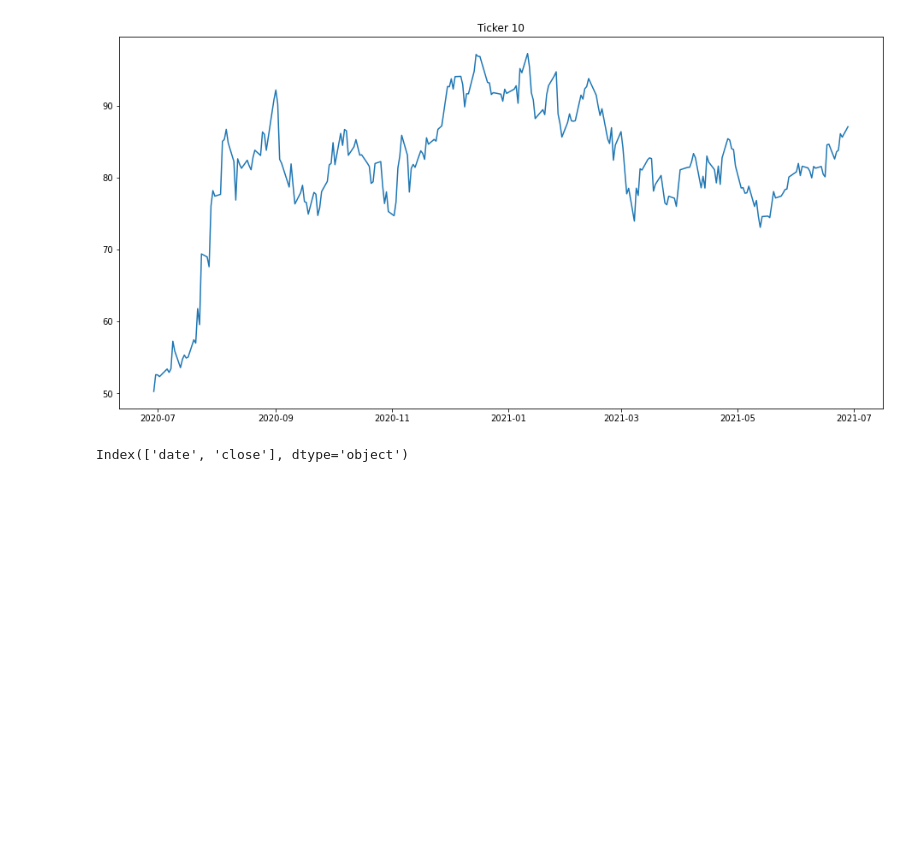
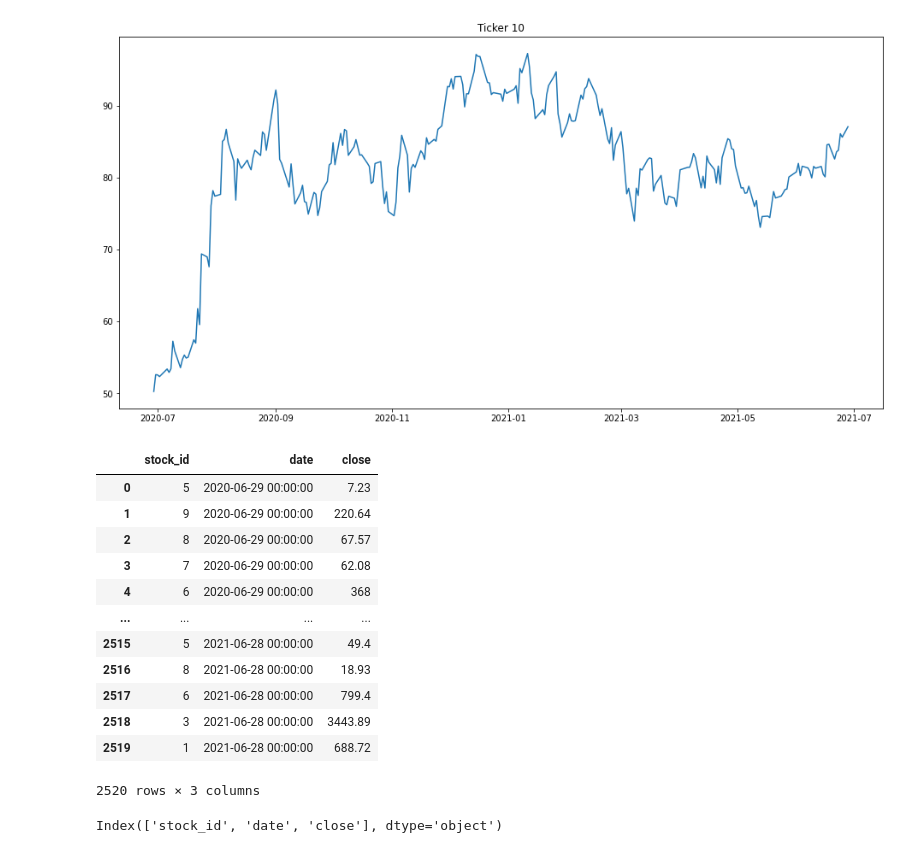
Before and after one commit to nicholeedet/Stock_predictor_ML, a Jupyter notebook: stock_prediction.ipynb, the cells around one changed output. Saved outputs shown, nothing was run; the diff lists cells and outputs as text; code cells hidden in the pictures; blank space fills up the shorter version.

```diff
--- a/stock_prediction.ipynb
+++ b/stock_prediction.ipynb
@@ -47,17 +51,34 @@ for tick in range(1,11):
 # %%
 #sort data
 data=df.sort_index(ascending=True,axis=0)
-new_dataset=pd.DataFrame(index=range(0,len(df)),columns=['date','close'])
+new_dataset=pd.DataFrame(index=range(0,len(df)),columns=['stock_id','date','close'])
 
 for i in range(0,len(data)):
+    new_dataset["stock_id"][i]=data['stock_id'][i]
     new_dataset["date"][i]=data['date'][i]
     new_dataset["close"][i]=data["close"][i]
+# %%
+new_dataset
+# %% [output]
+|  | stock_id | date | close |
+| 0 | 5 | 2020-06-29 00:00:00 | 7.23 |
+| 1 | 9 | 2020-06-29 00:00:00 | 220.64 |
+| 2 | 8 | 2020-06-29 00:00:00 | 67.57 |
+| 3 | 7 | 2020-06-29 00:00:00 | 62.08 |
+| 4 | 6 | 2020-06-29 00:00:00 | 368 |
+| ... | ... | ... | ... |
+| 2515 | 5 | 2021-06-28 00:00:00 | 49.4 |
+| 2516 | 8 | 2021-06-28 00:00:00 | 18.93 |
+| 2517 | 6 | 2021-06-28 00:00:00 | 799.4 |
+| 2518 | 3 | 2021-06-28 00:00:00 | 3443.89 |
+| 2519 | 1 | 2021-06-28 00:00:00 | 688.72 |
+2520 rows × 3 columns
 # %%
 df['date'] = df['date'].astype(str)
 
 new_dataset.columns
 # %% [output]
-Index(['date', 'close'], dtype='object')
+Index(['stock_id', 'date', 'close'], dtype='object')
 # %%
 #Normalize
 new_dataset.index=new_dataset.date
```
Also changed, not shown: parts of 9 cells of this notebook, 1 other file.
